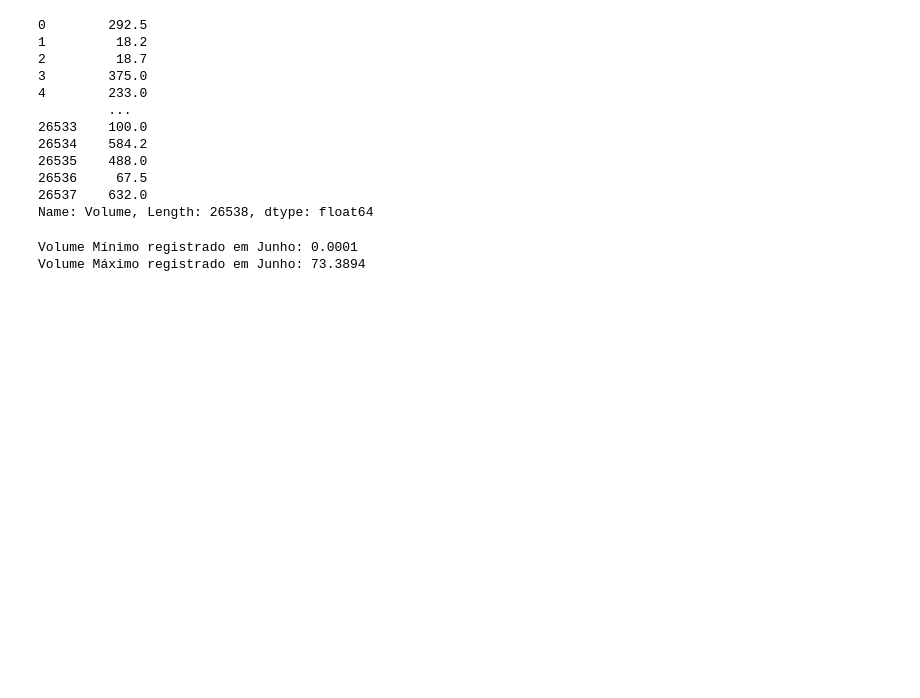
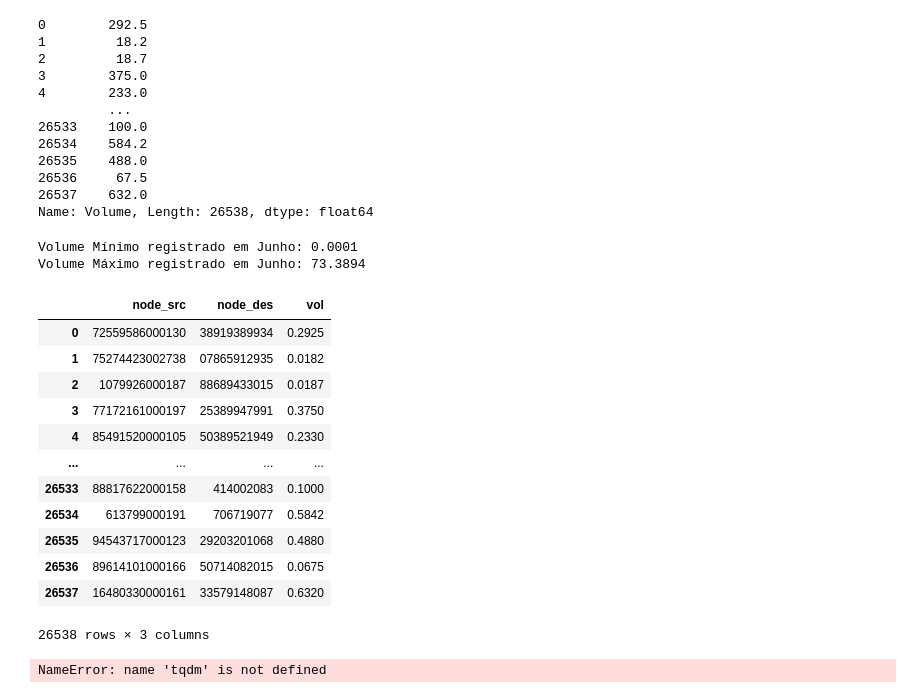
Before and after one commit to mistercapote/atividade_madeireira, a Jupyter notebook: src/example.ipynb, the cells around one changed output. Saved outputs shown, nothing was run; the diff lists cells and outputs as text; code cells hidden in the pictures; blank space fills up the shorter version.

```diff
--- a/src/example.ipynb
+++ b/src/example.ipynb
@@ -262,3 +263,25 @@ print(f"Volume Máximo registrado em Junho: {volume_maximo_junho}")
 # %% [output]
 Volume Mínimo registrado em Junho: 0.0001
 Volume Máximo registrado em Junho: 73.3894
+# %%
+arestas = transportes_junho[['CPF_CNPJ_Rem', 'CPF_CNPJ_Des', 'Volume']].rename(columns={'CPF_CNPJ_Rem': 'node_src', 'CPF_CNPJ_Des': 'node_des', 'Volume': 'vol'})
+# %%
+arestas
+# %% [output]
+|  | node_src | node_des | vol |
+| 0 | 72559586000130 | 38919389934 | 0.2925 |
+| 1 | 75274423002738 | 07865912935 | 0.0182 |
+| 2 | 1079926000187 | 88689433015 | 0.0187 |
+| 3 | 77172161000197 | 25389947991 | 0.3750 |
+| 4 | 85491520000105 | 50389521949 | 0.2330 |
+| ... | ... | ... | ... |
+| 26533 | 88817622000158 | 414002083 | 0.1000 |
+| 26534 | 613799000191 | 706719077 | 0.5842 |
+| 26535 | 94543717000123 | 29203201068 | 0.4880 |
+| 26536 | 89614101000166 | 50714082015 | 0.0675 |
+| 26537 | 16480330000161 | 33579148087 | 0.6320 |
+26538 rows × 3 columns
+# %%
+graph = create_graph(arestas)
+# %% [output]
+NameError: name 'tqdm' is not defined
```
Also changed, not shown: parts of 2 cells of this notebook, 1 other file.
